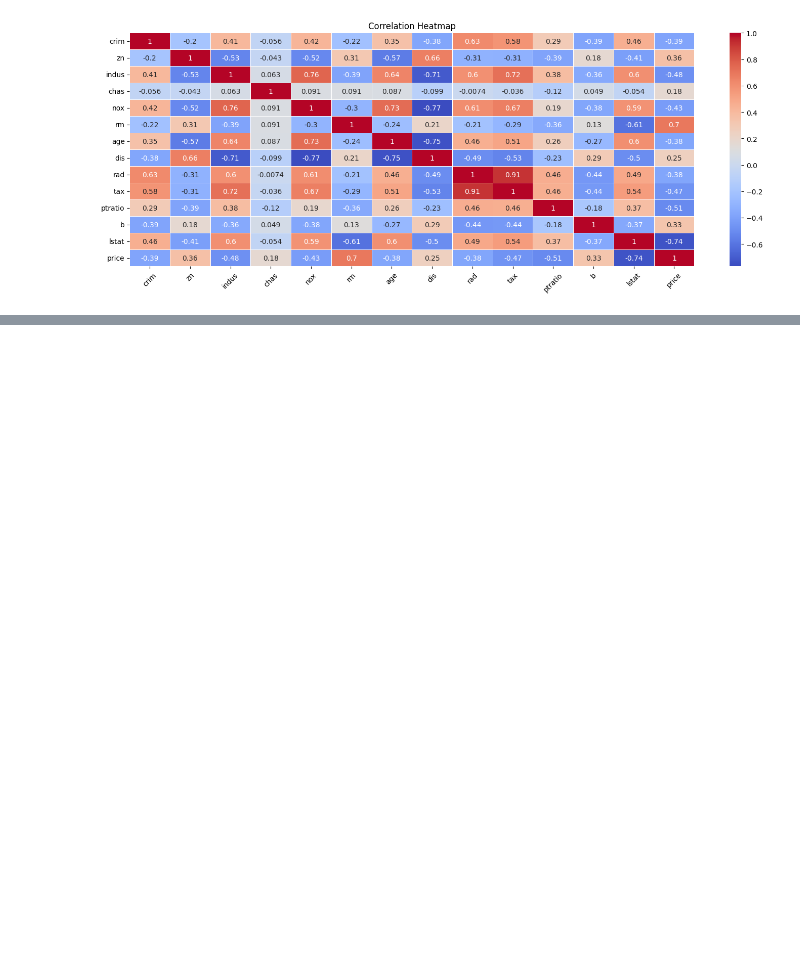
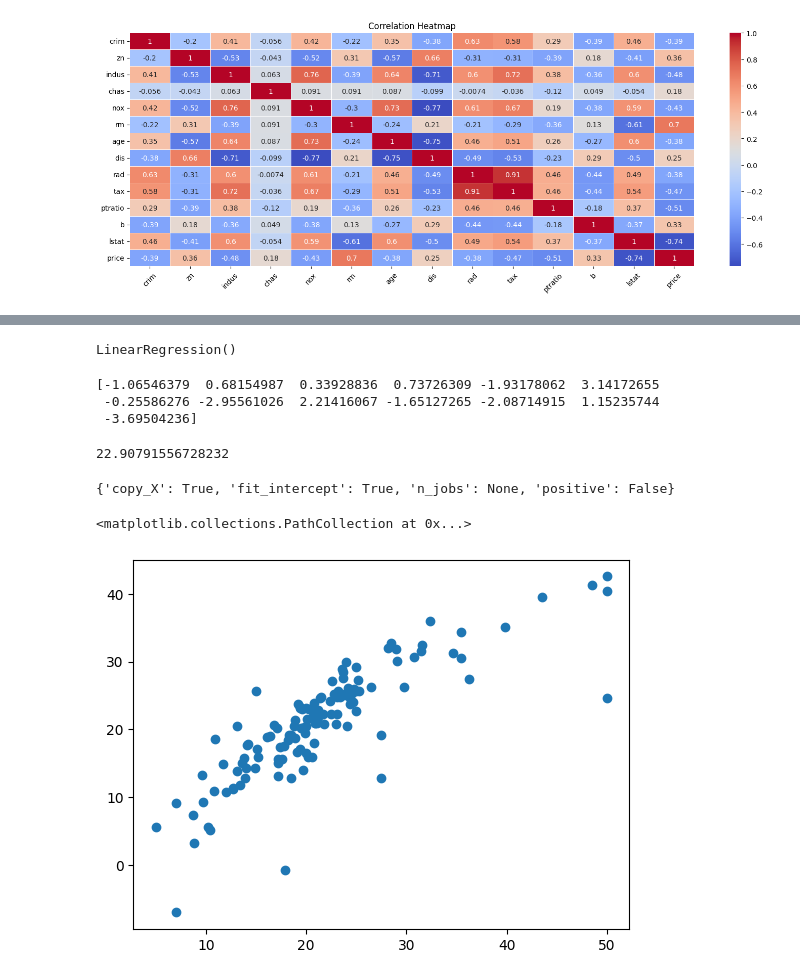
Before and after one commit to mahedishato/end_to_end_machine_learning_project, a Jupyter notebook: notebook.ipynb, the cells around one changed output, grey strips where cells are left out. Saved outputs shown, nothing was run; the diff lists cells and outputs as text; code cells hidden in the pictures; blank space fills up the shorter version.

Commit message:
model uploaded

```diff
--- a/notebook.ipynb
+++ b/notebook.ipynb
@@ -139,0 +204,2 @@ plt.show()
+# %%
+x_test = sclar.transform(x_test)
@@ -139,0 +224,33 @@ plt.show()
+# %%
+model = LinearRegression()
+# %%
+model.fit(x_train, y_train)
+# %% [output]
+LinearRegression()
+# %%
+## print the co-efficient and the intercept
+print(model.coef_)
+# %% [output]
+[-1.06546379  0.68154987  0.33928836  0.73726309 -1.93178062  3.14172655
+ -0.25586276 -2.95561026  2.21416067 -1.65127265 -2.08714915  1.15235744
+ -3.69504236]
+# %%
+print(model.intercept_)
+# %% [output]
+22.90791556728232
+# %%
+## on which param we use ??
+model.get_params()
+# %% [output]
+{'copy_X': True, 'fit_intercept': True, 'n_jobs': None, 'positive': False}
+# %%
+## prediction with the test data
+
+prediction= model.predict(x_test)
+# %%
+##plot a scatter plot for thie prediction
+
+plt.scatter(y_test, prediction , )
+# %% [output]
+<matplotlib.collections.PathCollection at 0x...>
+[figure, added]
```
Also changed, not shown: parts of 22 cells of this notebook, 2 other files.
